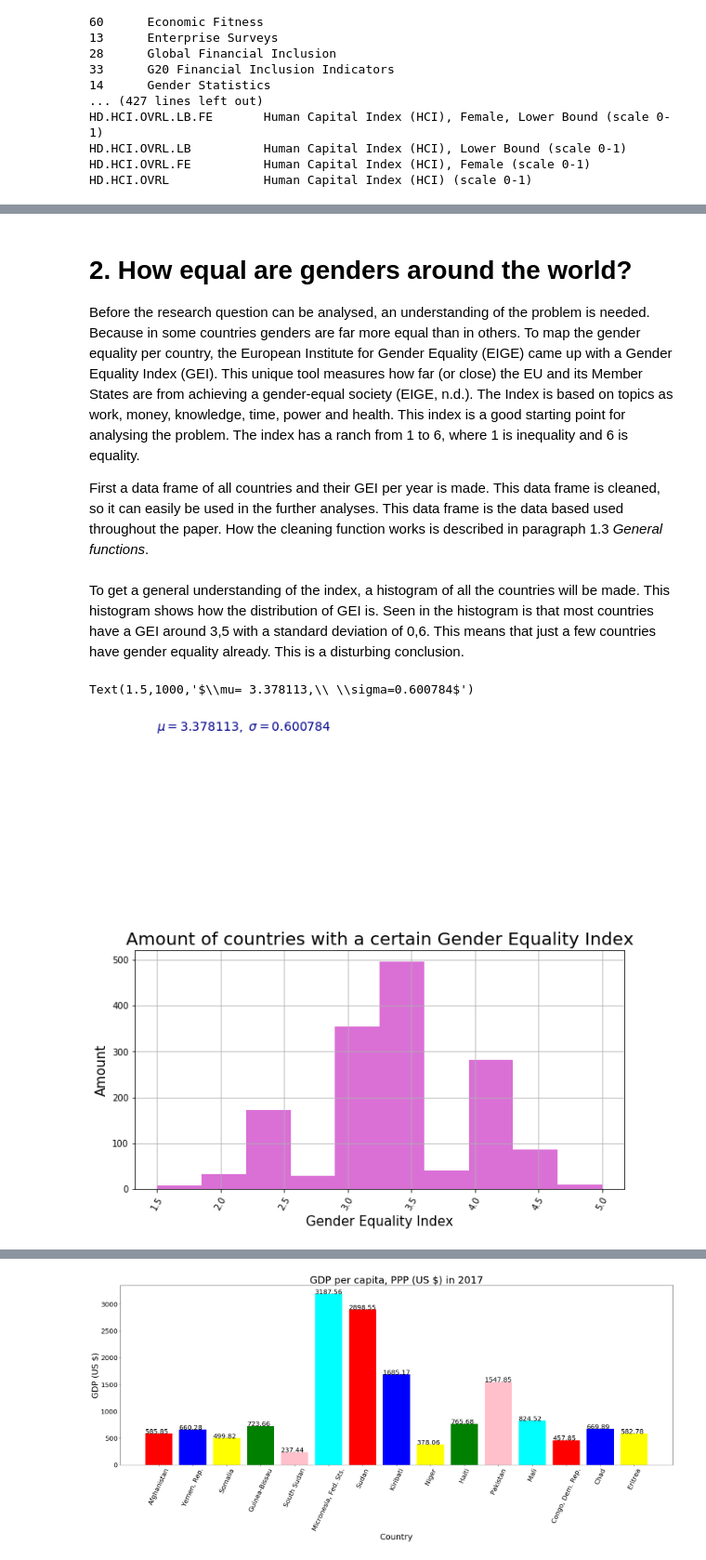
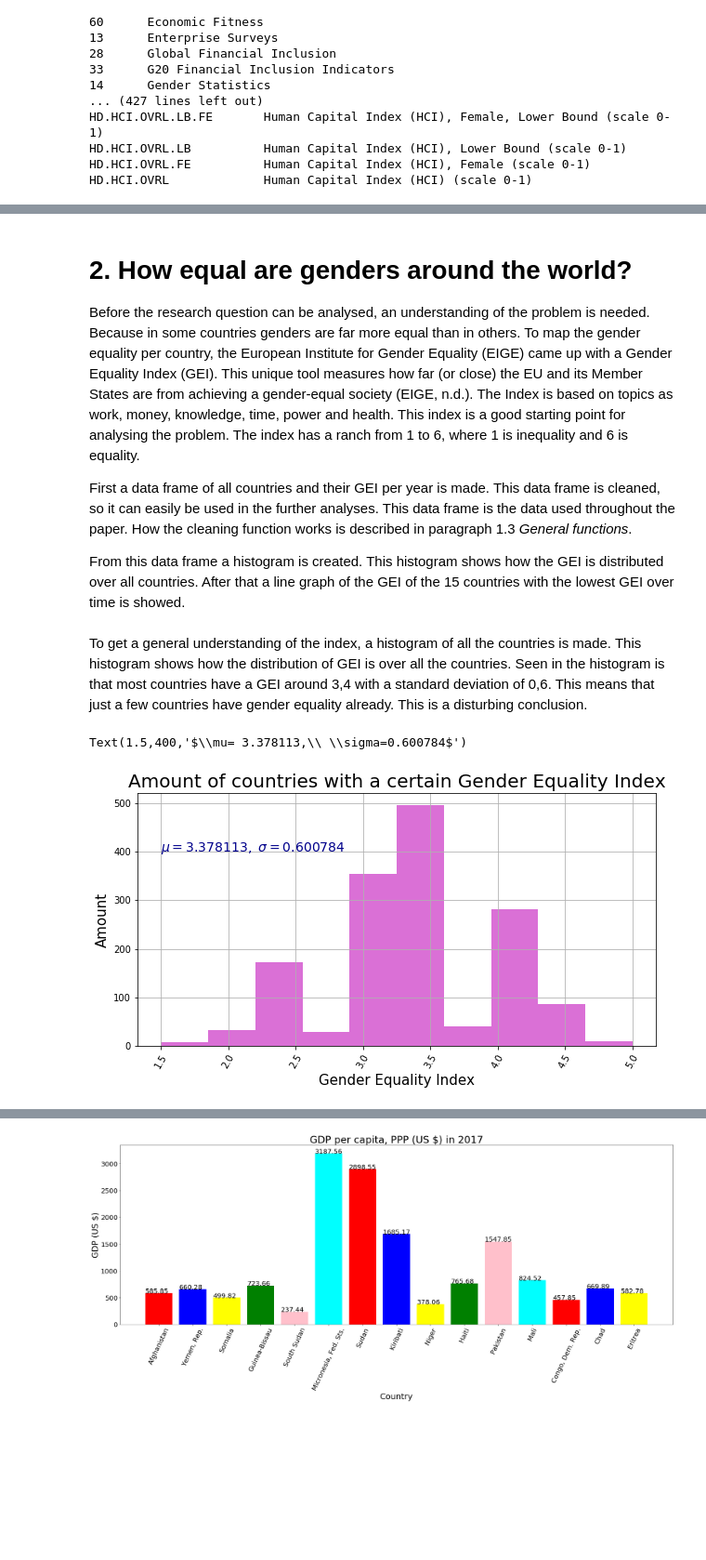
Before and after one commit to omar-d/EPA-WB-Equity, a Jupyter notebook: Final_Assignment(v0.99).ipynb, the cells around one changed output, grey strips where cells are left out. Shown at 93% size. Saved outputs shown, nothing was run; the diff lists cells and outputs as text; code cells hidden in the pictures; blank space fills up the shorter version.

```diff
--- a/Final_Assignment(v0.99).ipynb
+++ b/Final_Assignment(v0.99).ipynb
@@ -349,6 +330,8 @@ def makeStackedBarPlot(dataframeMale, dataframeFemale, title = "", xlabel = "",
 
 Before the research question can be analysed, an understanding of the problem is needed. Because in some countries genders are far more equal than in others. To map the gender equality per country, the European Institute for Gender Equality (EIGE) came up with a Gender Equality Index (GEI). This unique tool measures how far (or close) the EU and its Member States are from achieving a gender-equal society (EIGE, n.d.). The Index is based on topics as work, money, knowledge, time, power and health. This index is a good starting point for analysing the problem. The index has a ranch from 1 to 6, where 1 is inequality and 6 is equality.
 
-First a data frame of all countries and their GEI per year is made. This data frame is cleaned, so it can easily be used in the further analyses. This data frame is the data based used throughout the paper. How the cleaning function works is described in paragraph 1.3 *General functions*.
+First a data frame of all countries and their GEI per year is made. This data frame is cleaned, so it can easily be used in the further analyses. This data frame is the data used throughout the paper. How the cleaning function works is described in paragraph 1.3 *General functions*.
+
+From this data frame a histogram is created. This histogram shows how the GEI is distributed over all countries. After that a line graph of the GEI of the 15 countries with the lowest GEI over time is showed.
 # %%
 GEI_all = clean("IQ.CPA.GNDR.XQ")
@@ -356,21 +338,21 @@ GEI_all = clean("IQ.CPA.GNDR.XQ")
 # %% [markdown]
-To get a general understanding of the index, a histogram of all the countries will be made. This histogram shows how the distribution of GEI is. Seen in the histogram is that most countries have a GEI around 3,5 with a standard deviation of 0,6. This means that just a few countries have gender equality already. This is a disturbing conclusion.
+To get a general understanding of the index, a histogram of all the countries is made. This histogram shows how the distribution of GEI is over all the countries. Seen in the histogram is that most countries have a GEI around 3,4 with a standard deviation of 0,6. This means that just a few countries have gender equality already. This is a disturbing conclusion.
 # %%
-# Making a histogram
+#Making a histogram
 GEI_all['value'].hist(color = 'orchid', figsize=(10, 5))
 
-# Giving the plot a title and labels, also setting the axes
+#Giving the plot a title and labels, also setting the axes
 plt.title("Amount of countries with a certain Gender Equality Index", fontsize = 20)
 plt.xlabel('Gender Equality Index', fontsize = 15)
 plt.ylabel('Amount', fontsize = 15)
 plt.xticks(fontsize = 10, rotation = 60)
 plt.yticks(fontsize = 10)
 
-mean = GEI_all['value'].mean()
-std = GEI_all['value'].std()
+mean = GEI_all['value'].mean() #Mean of the distribution
+std = GEI_all['value'].std()   #Std of the distribution
 
-plt.text(1.5, 1000, r'$\mu= %f,\ \sigma=%f$' %(mean, std), fontsize=14, color='darkblue')
+plt.text(1.5, 400, r'$\mu= %f,\ \sigma=%f$' %(mean, std), fontsize=14, color='darkblue')
 # %% [output]
-Text(1.5,1000,'$\\mu= 3.378113,\\ \\sigma=0.600784$')
+Text(1.5,400,'$\\mu= 3.378113,\\ \\sigma=0.600784$')
-[figure, old version]
+[figure, new version]
 # %% [markdown]
```
Also changed, not shown: parts of 90 cells of this notebook.
